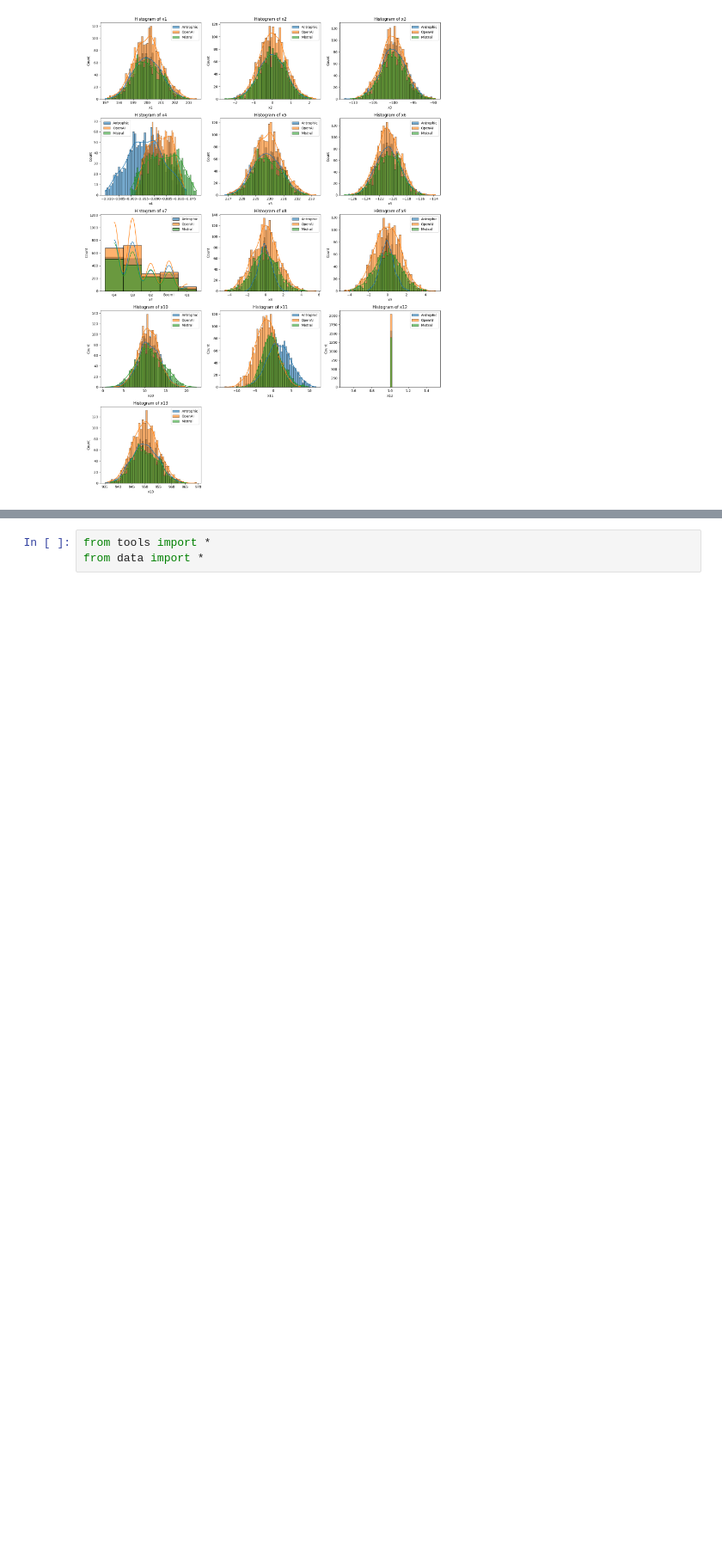
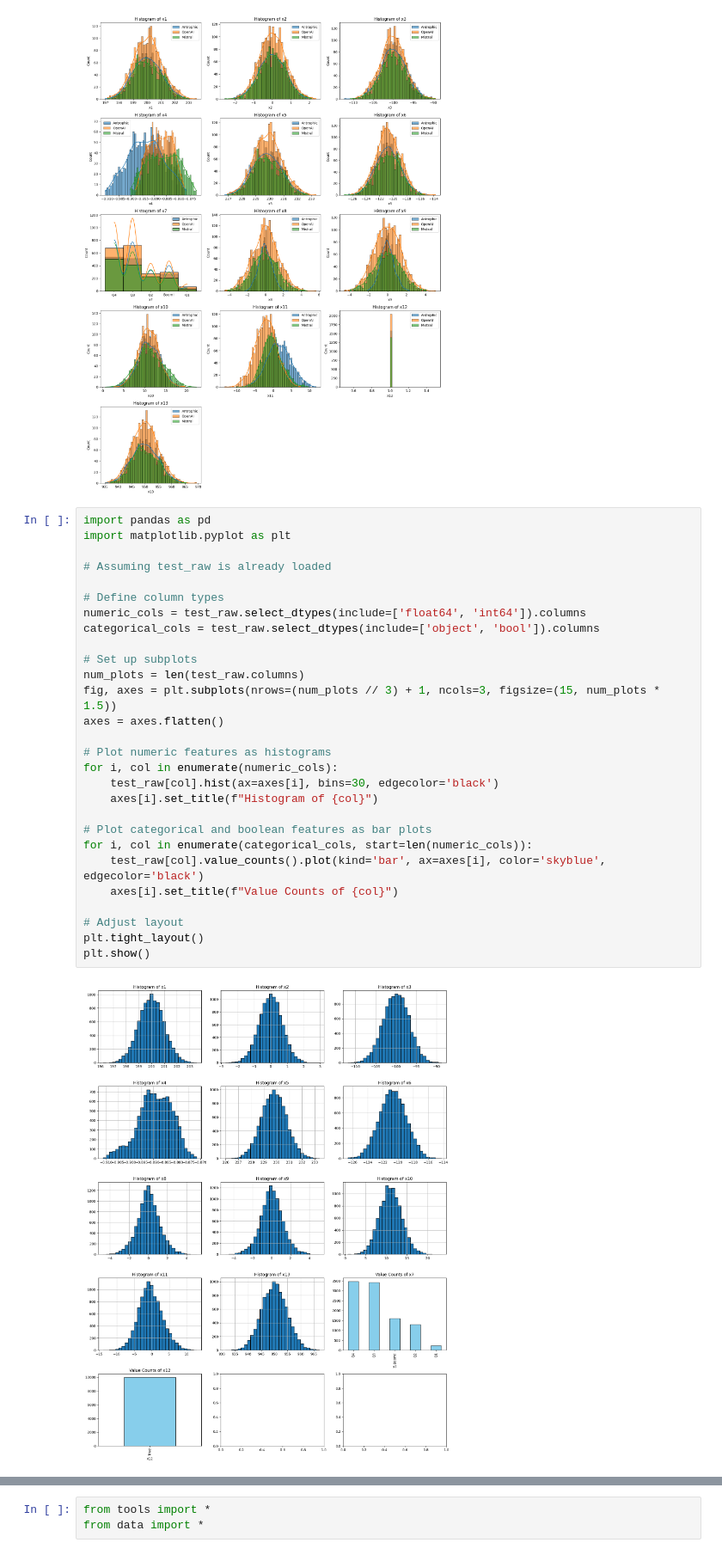
Before and after one commit to nathanansel28/DD2421-programming-challenge, a Jupyter notebook: playground.ipynb, the cells around one changed output, grey strips where cells are left out. Shown: that part at 86% size. Saved outputs shown, nothing was run; the diff lists cells and outputs as text; blank space fills up the shorter version.

```diff
--- a/playground.ipynb
+++ b/playground.ipynb
@@ -73,6 +73,36 @@ plt.tight_layout()
 plt.show()
 # %% [output]
 [figure]
+# %%
+import pandas as pd
+import matplotlib.pyplot as plt
+
+# Assuming test_raw is already loaded
+
+# Define column types
+numeric_cols = test_raw.select_dtypes(include=['float64', 'int64']).columns
+categorical_cols = test_raw.select_dtypes(include=['object', 'bool']).columns
+
+# Set up subplots
+num_plots = len(test_raw.columns)
+fig, axes = plt.subplots(nrows=(num_plots // 3) + 1, ncols=3, figsize=(15, num_plots * 1.5))
+axes = axes.flatten()
+
+# Plot numeric features as histograms
+for i, col in enumerate(numeric_cols):
+    test_raw[col].hist(ax=axes[i], bins=30, edgecolor='black')
+    axes[i].set_title(f"Histogram of {col}")
+
+# Plot categorical and boolean features as bar plots
+for i, col in enumerate(categorical_cols, start=len(numeric_cols)):
+    test_raw[col].value_counts().plot(kind='bar', ax=axes[i], color='skyblue', edgecolor='black')
+    axes[i].set_title(f"Value Counts of {col}")
+
+# Adjust layout
+plt.tight_layout()
+plt.show()
+# %% [output]
+[figure, added]
 # %%
 import pandas as pd
 import numpy as np
```
Also changed, not shown: parts of 1 cell of this notebook, 5 other files.
